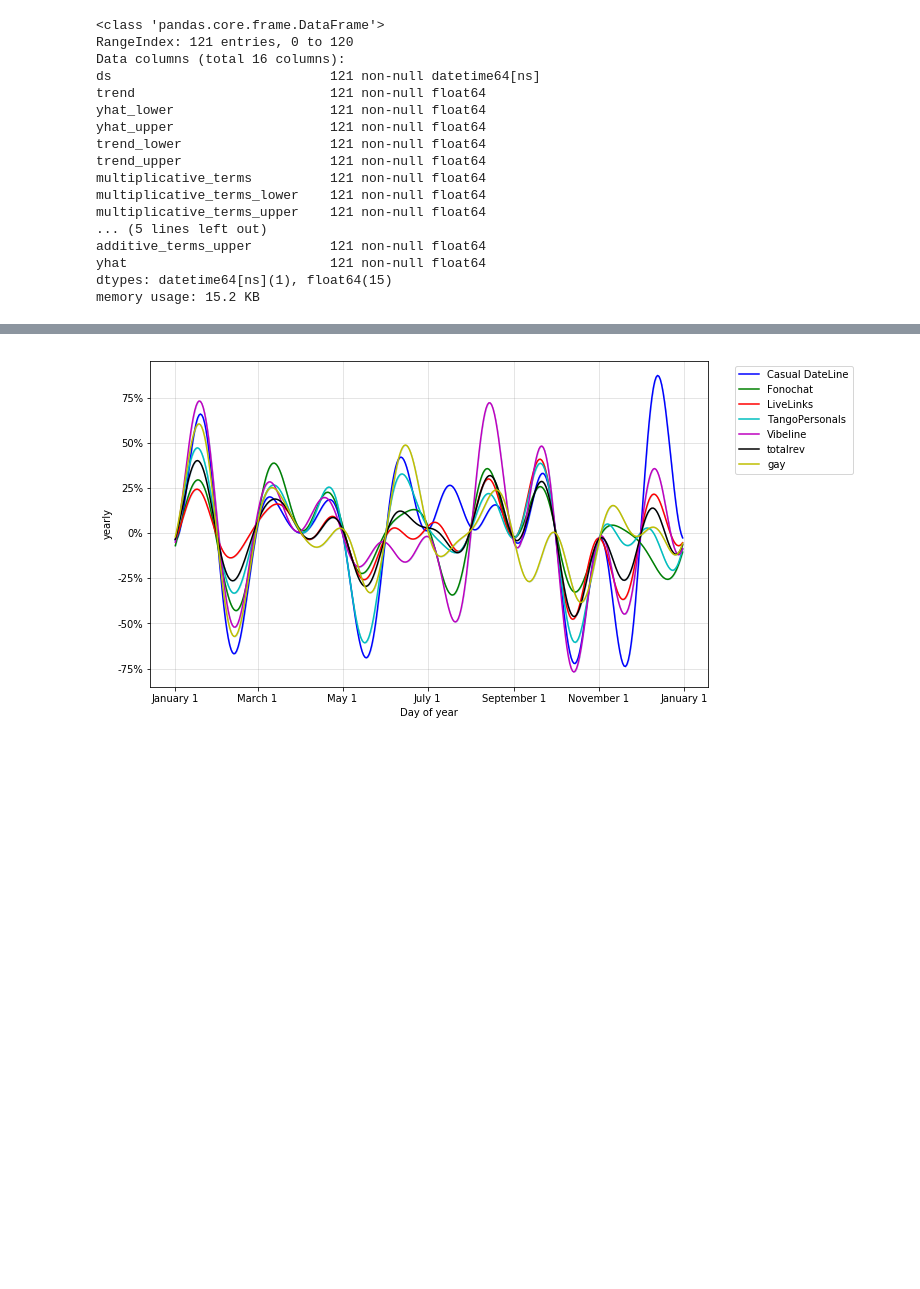
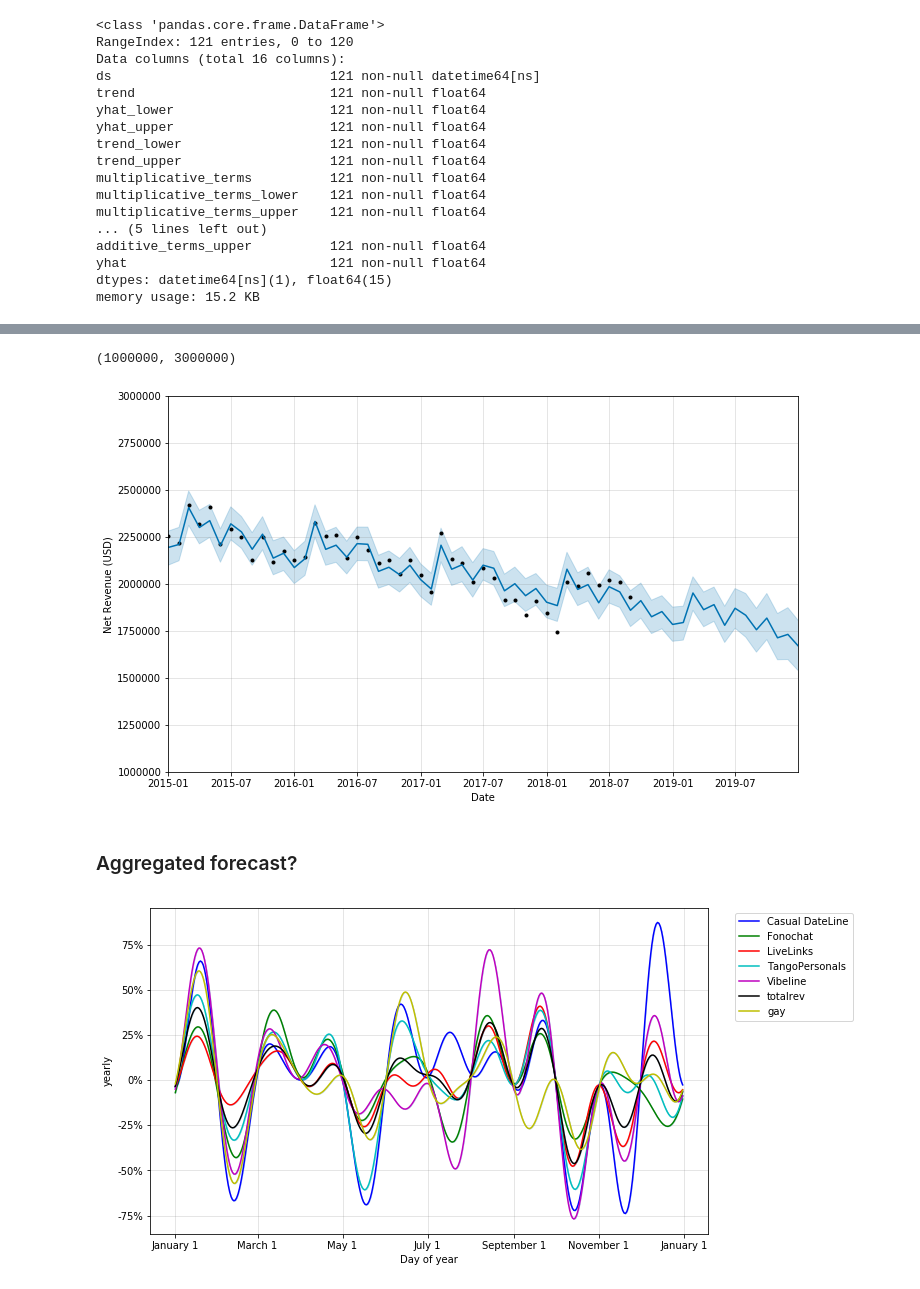
Before and after one commit to jamiegor/Revenue, a Jupyter notebook: explorerevenue.ipynb, the cells around one changed output, grey strips where cells are left out. Cells and saved outputs as stored; diff of their text form; code cells hidden in the pictures; blank space fills up the shorter version.

Commit message:
updated rev forecast w Aug-Sep rev data

```diff
--- a/explorerevenue.ipynb
+++ b/explorerevenue.ipynb
@@ -168,0 +181,3 @@ output_by_brand.head(n=2)
+# %%
+names, series, forecasts = brand_forecaster(df.drop(columns=['GuySpy Voice', 'InteractiveMale']),
+                                           save_data=True, filename='new_monthly_forecasts')
@@ -169,3 +199,13 @@ output_by_brand.head(n=2)
+# %%
+series['totalrev'].plot(forecasts['totalrev'], xlabel="Date", ylabel="Net Revenue (USD)")
+#netrev_forecast2['yhat'].plot(color='red', legend=False)
+plt.gca().set_xlim(pd.Timestamp('2015-01-01'), pd.Timestamp('2019-12-31'))
+plt.gca().set_ylim([1000000, 3000000])
+# %% [output]
+(1000000, 3000000)
+[figure, added]
+# %% [markdown]
+### Aggregated forecast?
 # %%
 combined_forecast = forecasts[names[0]].iloc[:,1:]
 # combined_series = series[names[0]].iloc[:,1:]
```
Also changed, not shown: parts of 11 cells of this notebook, 11 other files.
